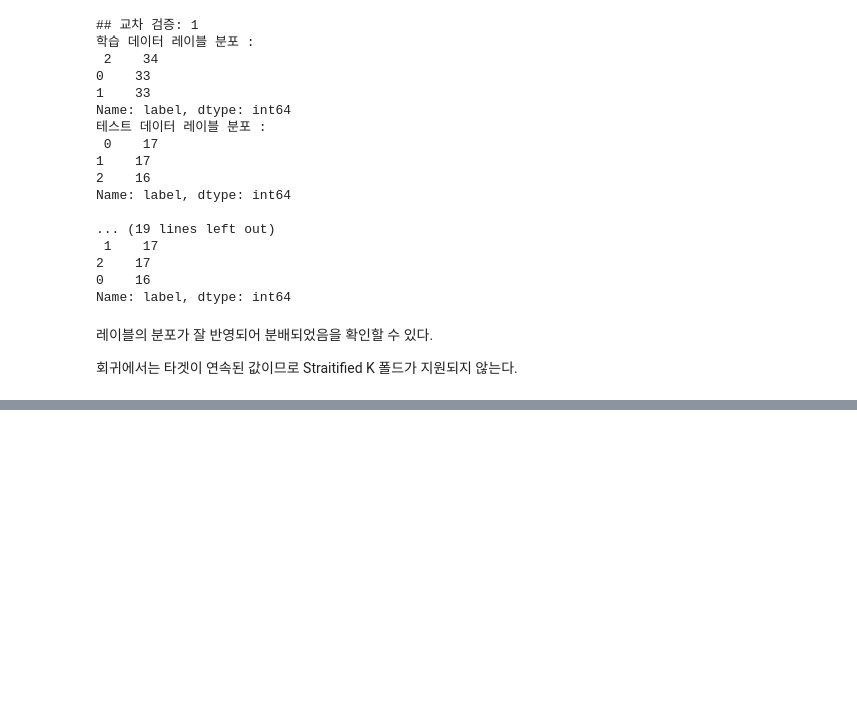
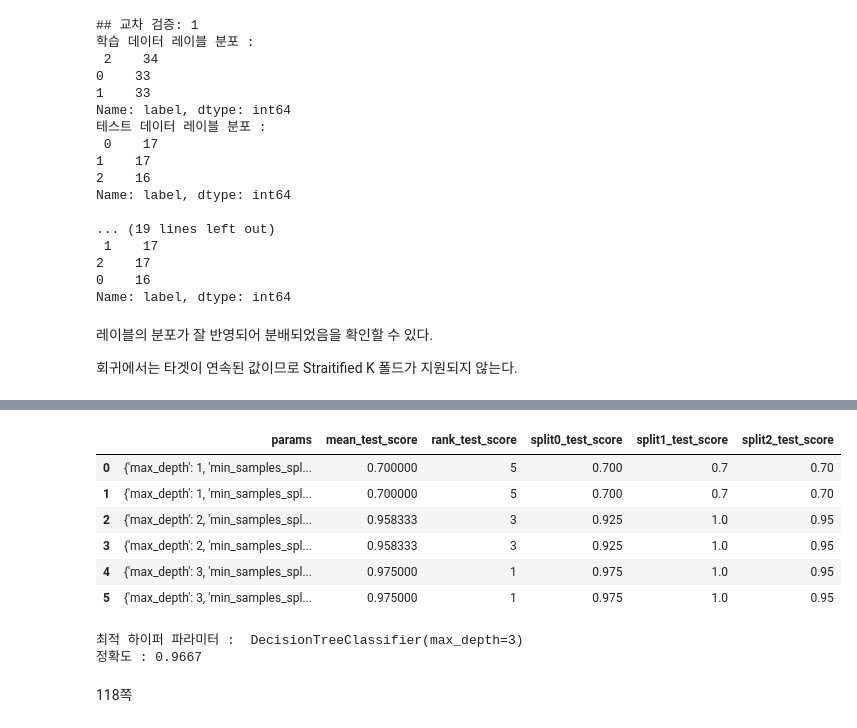
Before and after one commit to jihye0115/ML-by-python-with-ESAA, a Jupyter notebook: CH02_사이킷런으로 시작하는 머신러닝.ipynb, the cells around one changed output, grey strips where cells are left out. Drawn from its saved outputs; the diff is of its cells as text; code cells hidden in the pictures; blank space fills up the shorter version.

```diff
--- a/CH02_사이킷런으로 시작하는 머신러닝.ipynb
+++ b/CH02_사이킷런으로 시작하는 머신러닝.ipynb
@@ -356,0 +392,41 @@ Name: label, dtype: int64
+# %%
+from sklearn.tree import DecisionTreeClassifier
+from sklearn.datasets import load_iris
+from sklearn.model_selection import GridSearchCV
+from sklearn.model_selection import train_test_split
+import pandas as pd
+
+iris_data = load_iris()
+X_train, X_test, y_train, y_test = train_test_split(iris_data.data, iris_data.target,
+                                                   test_size = 0.2, random_state = 121)
+dtree = DecisionTreeClassifier()
+
+# 파라미터 딕셔너리
+parameters = {'max_depth':[1,2,3], 'min_samples_split':[2,3]}
+grid_dtree = GridSearchCV(dtree, param_grid = parameters, cv = 3, refit = True)
+grid_dtree.fit(X_train, y_train)
+
+# 그리드서치 결과
+scores_df = pd.DataFrame(grid_dtree.cv_results_)
+scores_df[['params', 'mean_test_score', 'rank_test_score',
+          'split0_test_score', 'split1_test_score', 'split2_test_score']]
+# %% [output]
+|  | params | mean_test_score | rank_test_score | split0_test_score | split1_test_score | split2_test_score |
+| 0 | {'max_depth': 1, 'min_samples_spl... | 0.700000 | 5 | 0.700 | 0.7 | 0.70 |
+| 1 | {'max_depth': 1, 'min_samples_spl... | 0.700000 | 5 | 0.700 | 0.7 | 0.70 |
+| 2 | {'max_depth': 2, 'min_samples_spl... | 0.958333 | 3 | 0.925 | 1.0 | 0.95 |
+| 3 | {'max_depth': 2, 'min_samples_spl... | 0.958333 | 3 | 0.925 | 1.0 | 0.95 |
+| 4 | {'max_depth': 3, 'min_samples_spl... | 0.975000 | 1 | 0.975 | 1.0 | 0.95 |
+| 5 | {'max_depth': 3, 'min_samples_spl... | 0.975000 | 1 | 0.975 | 1.0 | 0.95 |
+# %%
+from sklearn.metrics import accuracy_score
+
+estimator = grid_dtree.best_estimator_
+print('최적 하이퍼 파라미터 : ', estimator)
+pred = estimator.predict(X_test)
+print('정확도 : {0:.4f}'.format(accuracy_score(y_test, pred)))
+# %% [output]
+최적 하이퍼 파라미터 :  DecisionTreeClassifier(max_depth=3)
+정확도 : 0.9667
+# %% [markdown]
+118쪽
```
Also changed, not shown: parts of 5 cells of this notebook.
